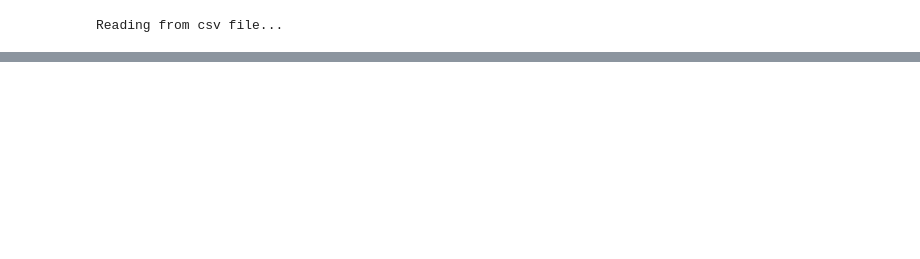
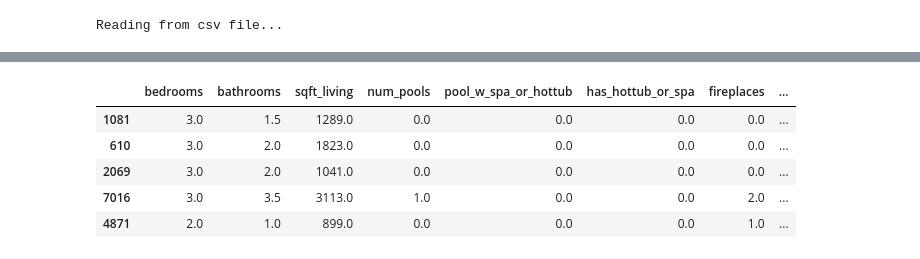
Before and after one commit to sgtcurran/my-project, a Jupyter notebook: zillow_project/zillow_final.ipynb, the cells around one changed output, grey strips where cells are left out. Cells and saved outputs as stored; diff of their text form; code cells hidden in the pictures; blank space fills up the shorter version.

```diff
--- a/zillow_project/zillow_final.ipynb
+++ b/zillow_project/zillow_final.ipynb
@@ -44,0 +73,9 @@ Reading from csv file...
+# %%
+train.head()
+# %% [output]
+|  | bedrooms | bathrooms | sqft_living | num_pools | pool_w_spa_or_hottub | has_hottub_or_spa | fireplaces | ... |
+| 1081 | 3.0 | 1.5 | 1289.0 | 0.0 | 0.0 | 0.0 | 0.0 | ... |
+| 610 | 3.0 | 2.0 | 1823.0 | 0.0 | 0.0 | 0.0 | 0.0 | ... |
+| 2069 | 3.0 | 2.0 | 1041.0 | 0.0 | 0.0 | 0.0 | 0.0 | ... |
+| 7016 | 3.0 | 3.5 | 3113.0 | 1.0 | 0.0 | 0.0 | 2.0 | ... |
+| 4871 | 2.0 | 1.0 | 899.0 | 0.0 | 0.0 | 0.0 | 1.0 | ... |
```
Also changed, not shown: parts of 13 cells of this notebook.
